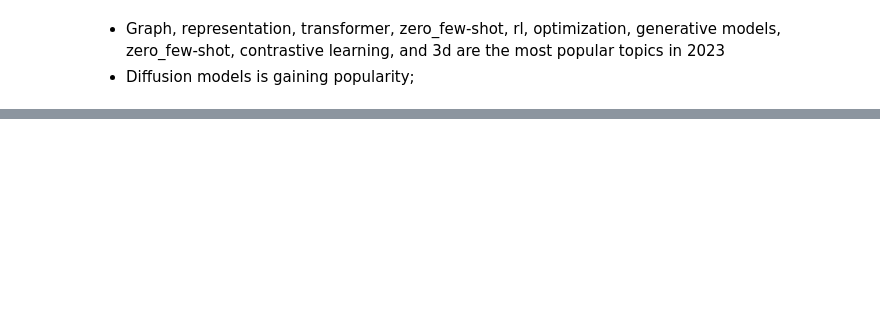
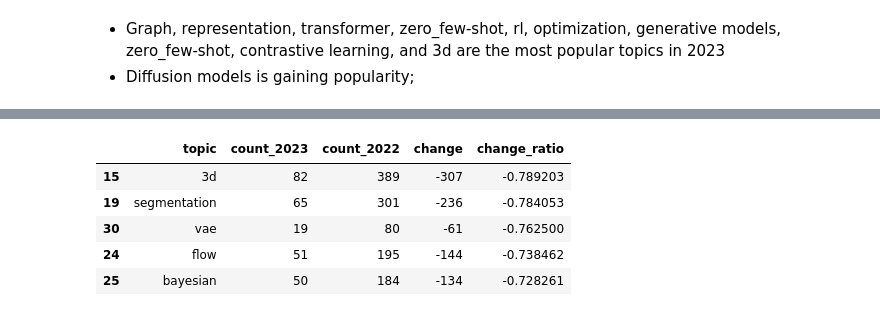
Before and after one commit to charlesxu90/AI-trends, a Jupyter notebook: 1.assign_topics.ipynb, the cells around one changed output, grey strips where cells are left out. Saved outputs shown, nothing was run; the diff lists cells and outputs as text; code cells hidden in the pictures; blank space fills up the shorter version.

```diff
--- a/1.assign_topics.ipynb
+++ b/1.assign_topics.ipynb
@@ -240,0 +278,9 @@ plt.show()
+# %%
+df_2022_2023_topics.sort_values(by='change_ratio', ascending=True).head(5)
+# %% [output]
+|  | topic | count_2023 | count_2022 | change | change_ratio |
+| 15 | 3d | 82 | 389 | -307 | -0.789203 |
+| 19 | segmentation | 65 | 301 | -236 | -0.784053 |
+| 30 | vae | 19 | 80 | -61 | -0.762500 |
+| 24 | flow | 51 | 195 | -144 | -0.738462 |
+| 25 | bayesian | 50 | 184 | -134 | -0.728261 |
```
Also changed, not shown: parts of 23 cells of this notebook, 1 other file.
